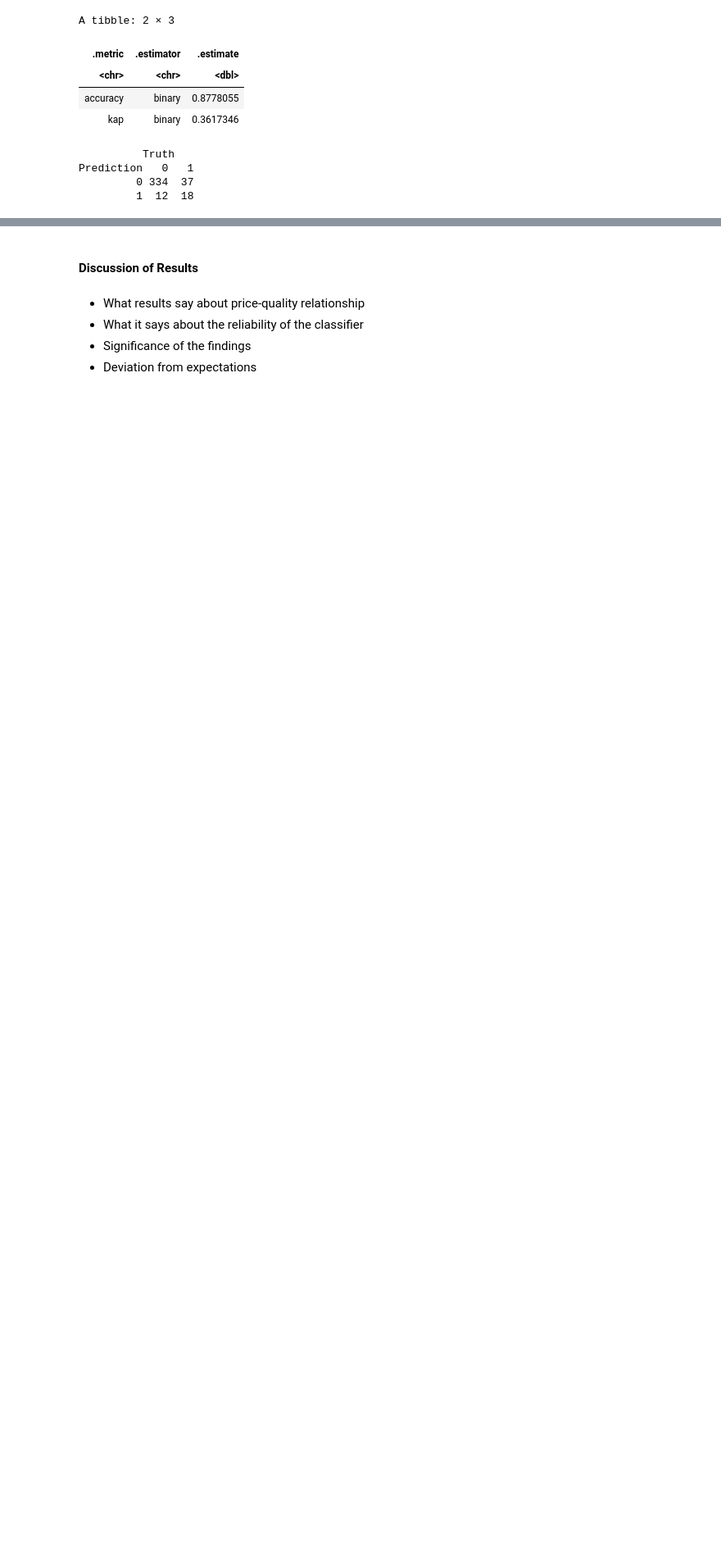
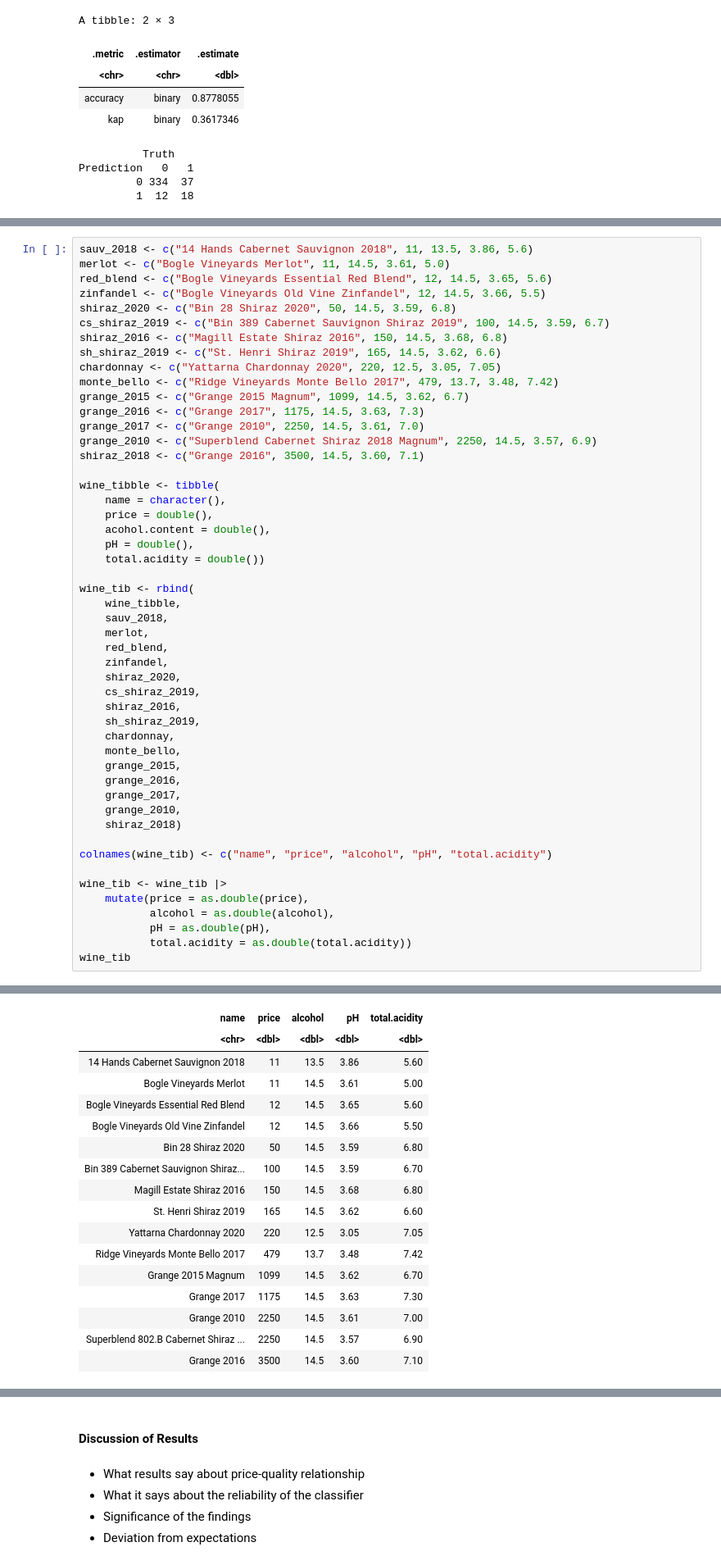
Before and after one commit to man-on-wire/Vinho-Verde, a Jupyter notebook: Written Proposal.ipynb, the cells around one changed output, grey strips where cells are left out. Shown at 82% size. Cells and saved outputs as stored; diff of their text form; blank space fills up the shorter version.

```diff
--- a/Written Proposal.ipynb
+++ b/Written Proposal.ipynb
@@ -234,0 +274,51 @@ We decided, in terms of dollars, that the criteria for a cheap wine is <100, tha
+# %%
+sauv_2018 <- c("14 Hands Cabernet Sauvignon 2018", 11, 13.5, 3.86, 5.6)
+merlot <- c("Bogle Vineyards Merlot", 11, 14.5, 3.61, 5.0)
+red_blend <- c("Bogle Vineyards Essential Red Blend", 12, 14.5, 3.65, 5.6)
+zinfandel <- c("Bogle Vineyards Old Vine Zinfandel", 12, 14.5, 3.66, 5.5)
+shiraz_2020 <- c("Bin 28 Shiraz 2020", 50, 14.5, 3.59, 6.8)
+cs_shiraz_2019 <- c("Bin 389 Cabernet Sauvignon Shiraz 2019", 100, 14.5, 3.59, 6.7)
+shiraz_2016 <- c("Magill Estate Shiraz 2016", 150, 14.5, 3.68, 6.8)
+sh_shiraz_2019 <- c("St. Henri Shiraz 2019", 165, 14.5, 3.62, 6.6)
+chardonnay <- c("Yattarna Chardonnay 2020", 220, 12.5, 3.05, 7.05)
+monte_bello <- c("Ridge Vineyards Monte Bello 2017", 479, 13.7, 3.48, 7.42)
+grange_2015 <- c("Grange 2015 Magnum", 1099, 14.5, 3.62, 6.7)
+grange_2016 <- c("Grange 2017", 1175, 14.5, 3.63, 7.3)
+grange_2017 <- c("Grange 2010", 2250, 14.5, 3.61, 7.0)
+grange_2010 <- c("Superblend Cabernet Shiraz 2018 Magnum", 2250, 14.5, 3.57, 6.9)
+shiraz_2018 <- c("Grange 2016", 3500, 14.5, 3.60, 7.1)
+
+wine_tibble <- tibble(
+    name = character(),
+    price = double(),
+    acohol.content = double(),
+    pH = double(),
+    total.acidity = double())
+
+wine_tib <- rbind(
+    wine_tibble,
+    sauv_2018,
+    merlot,
+    red_blend,
+    zinfandel,
+    shiraz_2020,
+    cs_shiraz_2019,
+    shiraz_2016,
+    sh_shiraz_2019,
+    chardonnay,
+    monte_bello,
+    grange_2015,
+    grange_2016,
+    grange_2017,
+    grange_2010,
+    shiraz_2018)
+
+colnames(wine_tib) <- c("name", "price", "alcohol", "pH", "total.acidity")
+
+wine_tib <- wine_tib |>
+    mutate(price = as.double(price),
+           alcohol = as.double(alcohol),
+           pH = as.double(pH),
+           total.acidity = as.double(total.acidity))
+wine_tib
+# %% [output]
@@ -235 +326,18 @@ We decided, in terms of dollars, that the criteria for a cheap wine is <100, tha
+| name | price | alcohol | pH | total.acidity |
+| <chr> | <dbl> | <dbl> | <dbl> | <dbl> |
+| 14 Hands Cabernet Sauvignon 2018 | 11 | 13.5 | 3.86 | 5.60 |
+| Bogle Vineyards Merlot | 11 | 14.5 | 3.61 | 5.00 |
+| Bogle Vineyards Essential Red Blend | 12 | 14.5 | 3.65 | 5.60 |
+| Bogle Vineyards Old Vine Zinfandel | 12 | 14.5 | 3.66 | 5.50 |
+| Bin 28 Shiraz 2020 | 50 | 14.5 | 3.59 | 6.80 |
+| Bin 389 Cabernet Sauvignon Shiraz... | 100 | 14.5 | 3.59 | 6.70 |
+| Magill Estate Shiraz 2016 | 150 | 14.5 | 3.68 | 6.80 |
+| St. Henri Shiraz 2019 | 165 | 14.5 | 3.62 | 6.60 |
+| Yattarna Chardonnay 2020 | 220 | 12.5 | 3.05 | 7.05 |
+| Ridge Vineyards Monte Bello 2017 | 479 | 13.7 | 3.48 | 7.42 |
+| Grange 2015 Magnum | 1099 | 14.5 | 3.62 | 6.70 |
+| Grange 2017 | 1175 | 14.5 | 3.63 | 7.30 |
+| Grange 2010 | 2250 | 14.5 | 3.61 | 7.00 |
+| Superblend 802.B Cabernet Shiraz ... | 2250 | 14.5 | 3.57 | 6.90 |
+| Grange 2016 | 3500 | 14.5 | 3.60 | 7.10 |
 # %%
```
Also changed, not shown: parts of 7 cells of this notebook.
